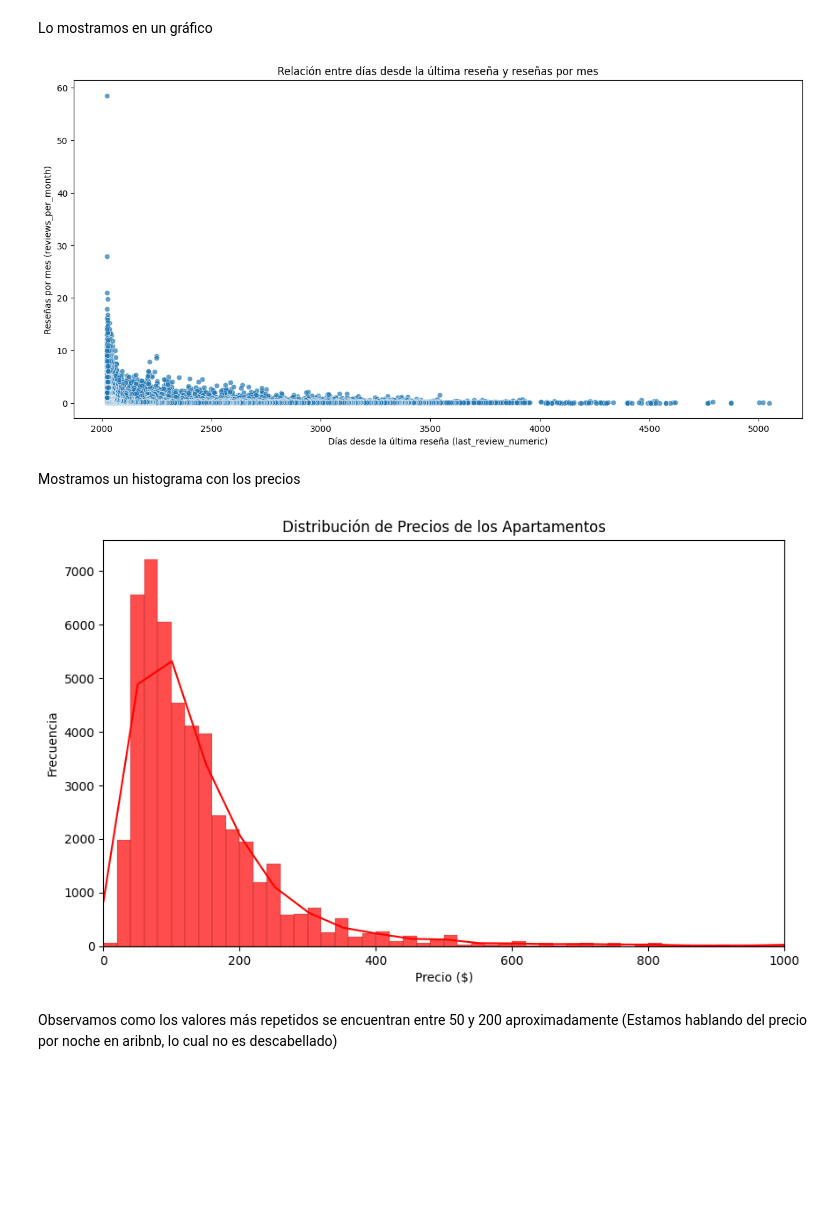
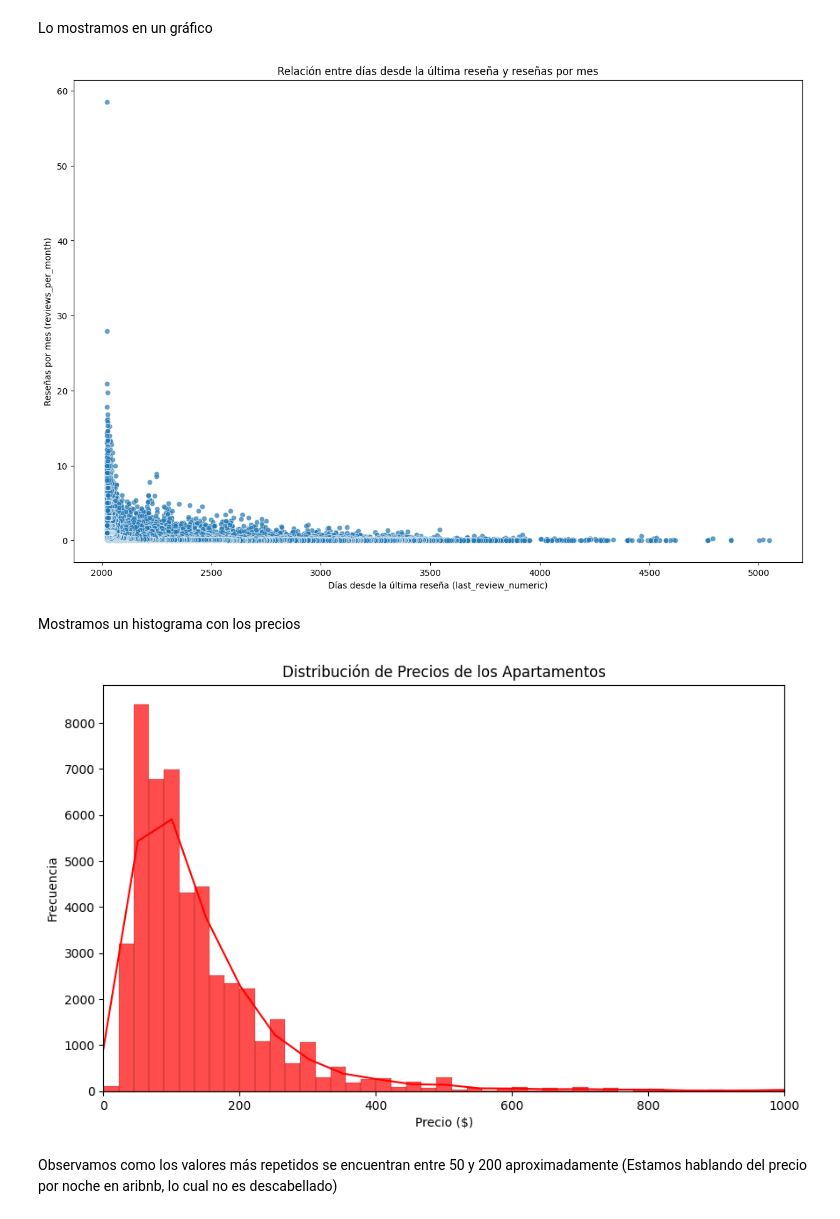
Before and after one commit to 4GeeksAcademy/Data-Preprocessing-Project-Vicente-Polo, a Jupyter notebook: src/explore.ipynb, the cells around one changed output. Saved outputs shown, nothing was run; the diff lists cells and outputs as text; code cells hidden in the pictures; blank space fills up the shorter version.

```diff
--- a/src/explore.ipynb
+++ b/src/explore.ipynb
@@ -149,26 +150,26 @@ A medida que aumentan los días desde la última reseña el número de reseñas
 # %% [markdown]
 Lo mostramos en un gráfico
 # %%
-plt.figure(figsize=(15, 7))
+plt.figure(figsize=(15, 10))
 sns.scatterplot(x='last_review_numeric', y='reviews_per_month', data=df, alpha=0.7)
 plt.title('Relación entre días desde la última reseña y reseñas por mes')
 plt.xlabel('Días desde la última reseña (last_review_numeric)')
 plt.ylabel('Reseñas por mes (reviews_per_month)')
 plt.show()
 # %% [output]
-[figure, old version]
+[figure, new version]
 # %% [markdown]
 Mostramos un histograma con los precios
 # %%
 plt.figure(figsize=(10, 6))
-sns.histplot(df['price'], bins=500, kde=True, color='red', alpha=0.7)
+sns.histplot(df['price'], bins=450, kde=True, color='red', alpha=0.7)
 plt.title('Distribución de Precios de los Apartamentos')
 plt.xlabel('Precio ($)')
 plt.ylabel('Frecuencia')
 plt.xlim(0, 1000)  # Limitar el rango de precios para mayor claridad
 plt.show()
 # %% [output]
-[figure, old version]
+[figure, new version]
 # %% [markdown]
 Observamos como los valores más repetidos se encuentran entre 50 y 200 aproximadamente (Estamos hablando del precio por noche en aribnb, lo cual no es descabellado)
 # %%
```
Also changed, not shown: parts of 16 cells of this notebook.
